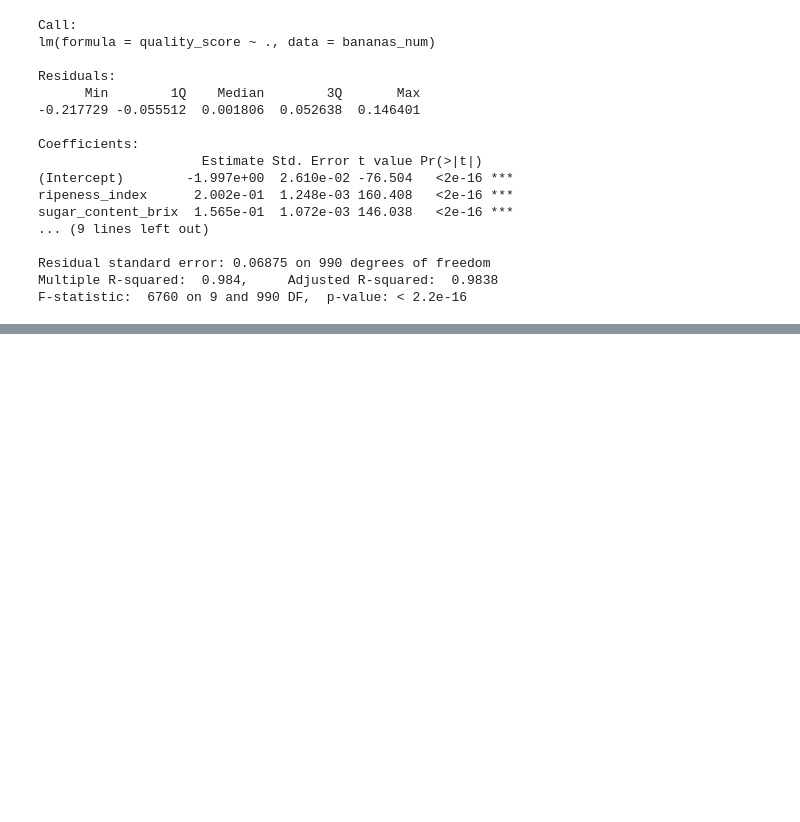
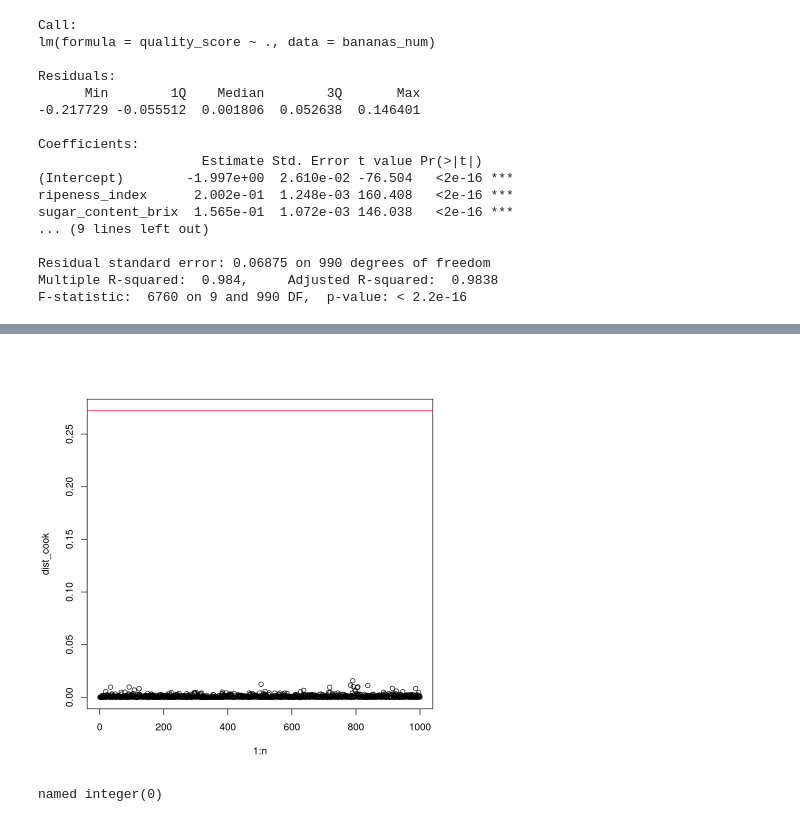
Before and after one commit to CarlosFOL/Bananas_Analysis, a Jupyter notebook: notebooks/banana_analysis.ipynb, the cells around one changed output, grey strips where cells are left out. Drawn from its saved outputs; the diff is of its cells as text; code cells hidden in the pictures; blank space fills up the shorter version.

```diff
--- a/notebooks/banana_analysis.ipynb
+++ b/notebooks/banana_analysis.ipynb
@@ -164,0 +194,5 @@ Understanding this table is really important to know, because you can see which
+# %%
+# Remove the variables with no influence:
+# update(model, response~explanatories) | .~(The response variables remains unchanged)
+model2 <- update(model, .~.-weight_g-tree_age_years-altitude_m-rainfall_mm)
+summ_model2 <- summary(model2)
@@ -164,0 +292,16 @@ Understanding this table is really important to know, because you can see which
+# %%
+dist_cook <- cooks.distance(model2)
+# Set a threshold with a significance level of 0.05
+alpha <- 0.05
+p <- length(model2$coefficients); n <- nrow(bananas_num)
+threshold <- qf(alpha, p, n - p)
+# Plot the Cook's distance
+plot(1:n, dist_cook, type="b", ylim=c(0, threshold))
+abline(h=threshold, col="red")
+# %% [output]
+[figure, added]
+# %%
+# Analytical way
+which(dist_cook >= threshold)
+# %% [output]
+named integer(0)
```
Also changed, not shown: parts of 40 cells of this notebook, 2 other files.
